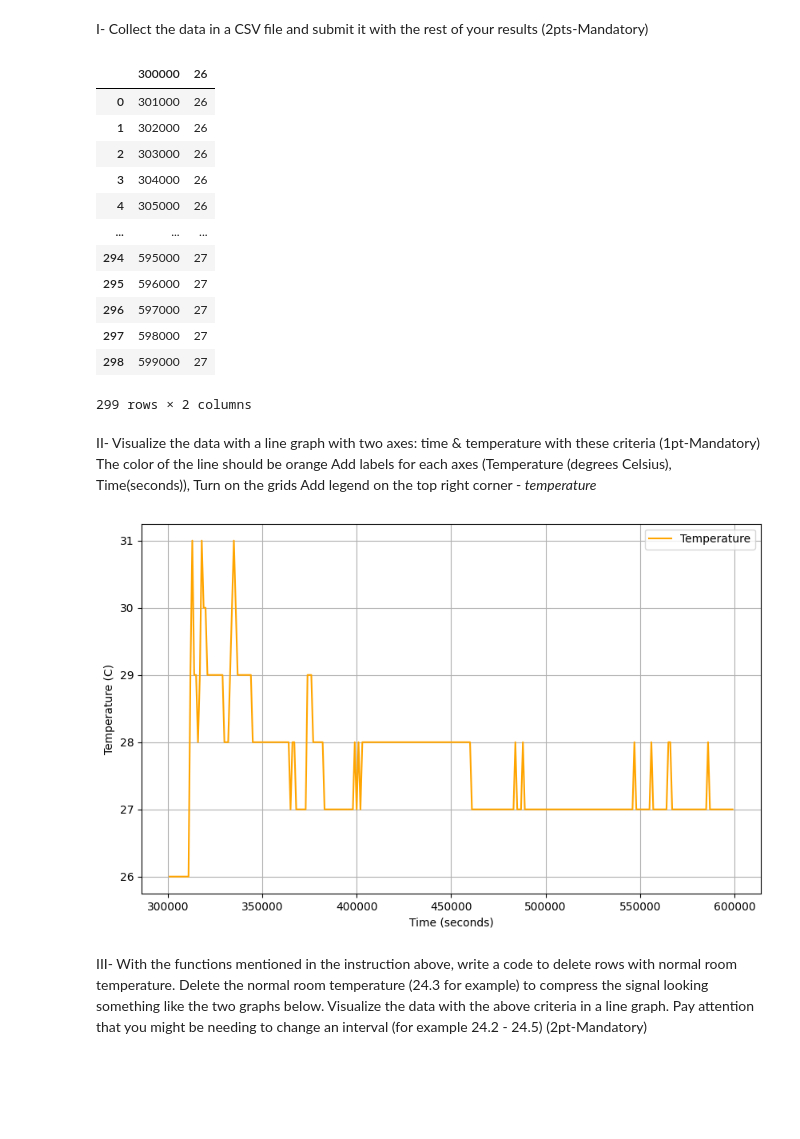
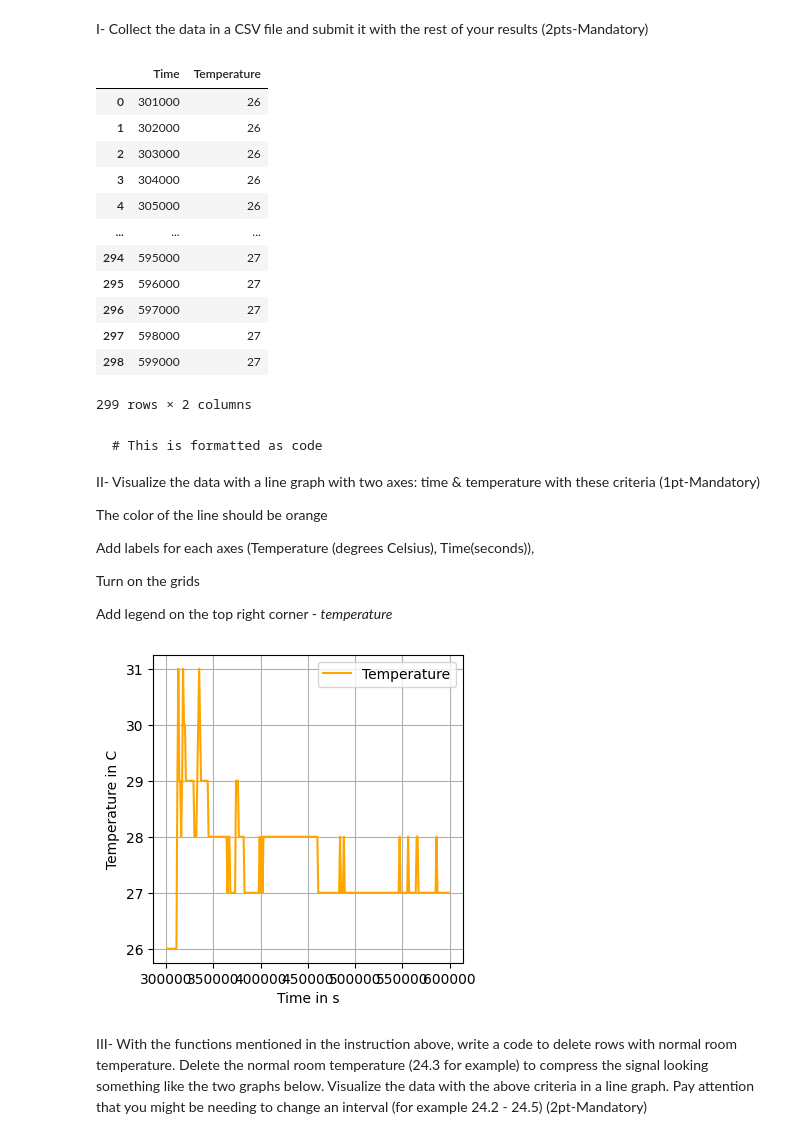
Before and after one commit to cybertilla/Lab2, a Jupyter notebook: Lab2.ipynb, the cells around one changed output. Drawn from its saved outputs; the diff is of its cells as text; code cells hidden in the pictures; blank space fills up the shorter version.

````diff
--- a/Lab2.ipynb
+++ b/Lab2.ipynb
@@ -15,10 +15,14 @@ import numpy as np
 import seaborn as sns
 
 #read data from csv file, do not parse dates
-nano_df = pd.read_csv('temp.csv')
+nano_df = pd.read_csv('temp1.csv')
+#change column headers
+nano_df.rename(columns={"300000":"Time"}, inplace=True)
+nano_df.rename(columns={"26":"Temperature"}, inplace=True)
+
 nano_df
 # %% [output]
-|  | 300000 | 26 |
+|  | Time | Temperature |
 | 0 | 301000 | 26 |
 | 1 | 302000 | 26 |
 | 2 | 303000 | 26 |
@@ -32,24 +36,34 @@ nano_df
 | 298 | 599000 | 27 |
 299 rows × 2 columns
 # %% [markdown]
+
+
+```
+# This is formatted as code
+```
+
 II- Visualize the data with a line graph with two axes: time & temperature with these criteria (1pt-Mandatory)
+
 The color of the line should be orange
+
 Add labels for each axes (Temperature (degrees Celsius), Time(seconds)),
+
 Turn on the grids
+
 Add legend on the top right corner - *temperature*
 # %%
+#using plt
+plt.figure(figsize=(4, 4))
+plt.plot(nano_df['Time'], nano_df['Temperature'], color='orange', label='Temperature')
 
-plt.figure(figsize=(10, 6))
-plt.plot(nano_df['300000'], nano_df['26'], color='orange', label='Temperature')
-
-plt.xlabel('Time (seconds)')
-plt.ylabel('Temperature (C)')
+plt.xlabel('Time in s')
+plt.ylabel('Temperature in C')
 plt.legend(loc='upper right')
 plt.grid(True)
 
 plt.show()
 # %% [output]
-[figure, old version]
+[figure, new version]
 # %% [markdown]
 III- With the functions mentioned in the instruction above, write a code to delete rows with normal room temperature.
 Delete the normal room temperature (24.3 for example) to compress the signal looking something like the two graphs below.
````
Also changed, not shown: parts of 28 cells of this notebook.
